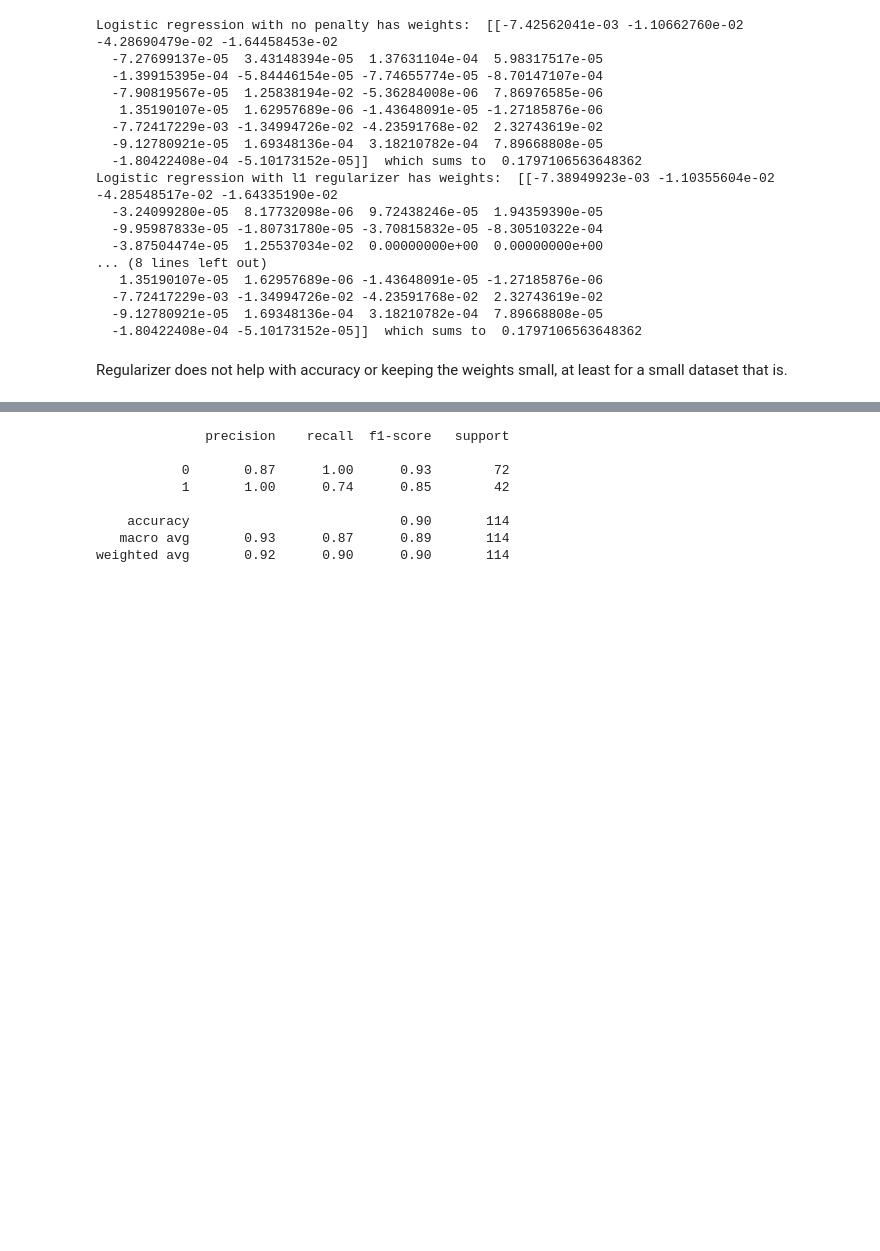
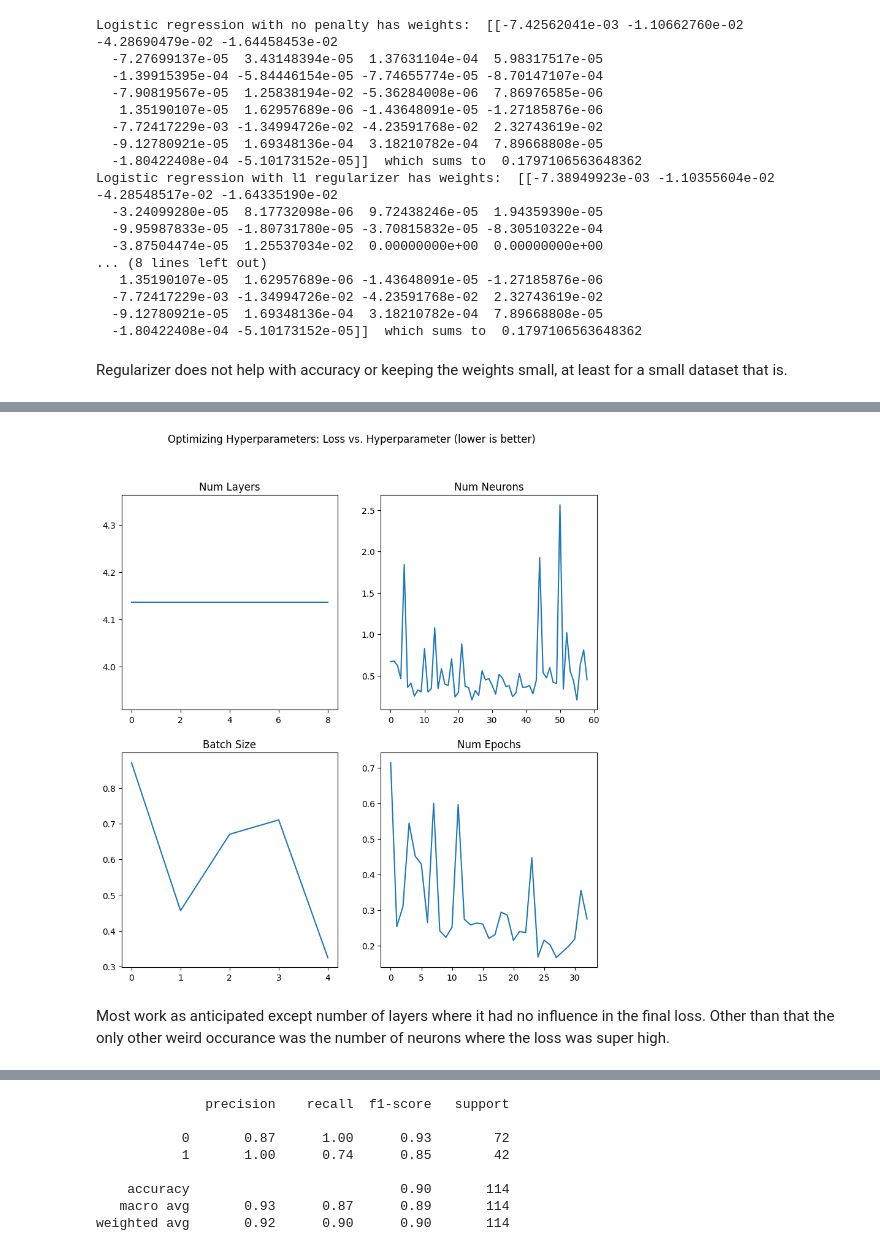
Before and after one commit to AR615598/Classifying_Cancer_Cells, a Jupyter notebook: cancer_cell_classification.ipynb, the cells around one changed output, grey strips where cells are left out. Drawn from its saved outputs; the diff is of its cells as text; code cells hidden in the pictures; blank space fills up the shorter version.

```diff
--- a/cancer_cell_classification.ipynb
+++ b/cancer_cell_classification.ipynb
@@ -739,0 +784,12 @@ Regularizer does not help with accuracy or keeping the weights small, at least f
+# %%
+# Train the model and evaluate it for each fold
+scores = []
+for train_index, test_index in kf.split(X):
+    X_train, X_test = X[train_index], X[test_index]
+    y_train, y_test = y[train_index], y[test_index]
+
+
+    model.fit(X_train, y_train, epochs=10,batch_size=7, verbose=0)
+    y_pred = model.predict(X_test)
+    y_pred = np.round(y_pred)
+    scores.append(accuracy_score(y_test, y_pred))
@@ -739,0 +951,11 @@ Regularizer does not help with accuracy or keeping the weights small, at least f
+# %%
+from sklearn.model_selection import train_test_split
+
+# Split the data into training and testing sets
+X_train, X_test, y_train, y_test = train_test_split(X,y, test_size=0.4)
+
+# Run the functions
+num_layers = optim_layers(X_train,y_train,X_test,y_test, 1, 10, 1)
+num_neurons = optim_neurons(X_train,y_train,X_test,y_test, 1, 60, 1)
+num_batch = optim_batch(X_train,y_train,X_test,y_test, 1, 10, 2)
+num_epochs = optim_epochs(X_train,y_train,X_test,y_test, 1, 100, 3)
@@ -739,0 +980,17 @@ Regularizer does not help with accuracy or keeping the weights small, at least f
+# %%
+fig, axs = plt.subplots(nrows= 2, ncols=2, figsize=(10,10))
+axs[0,0].plot(num_layers)
+axs[0,0].set_title('Num Layers')
+axs[0,1].plot(num_neurons)
+axs[0,1].set_title('Num Neurons')
+axs[1,0].plot(num_batch)
+axs[1,0].set_title('Batch Size')
+axs[1,1].plot(num_epochs)
+axs[1,1].set_title('Num Epochs')
+
+fig.suptitle('Optimizing Hyperparameters: Loss vs. Hyperparameter (lower is better)')
+plt.show()
+# %% [output]
+[figure, added]
+# %% [markdown]
+Most work as anticipated except number of layers where it had no influence in the final loss. Other than that the only other weird occurance was the number of neurons where the loss was super high.
```
Also changed, not shown: parts of 65 cells of this notebook.
